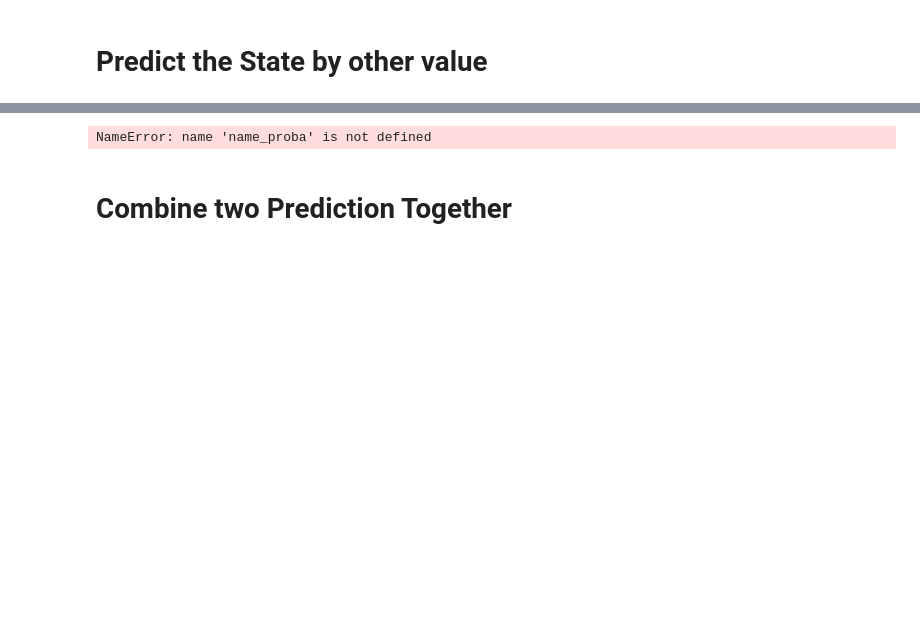
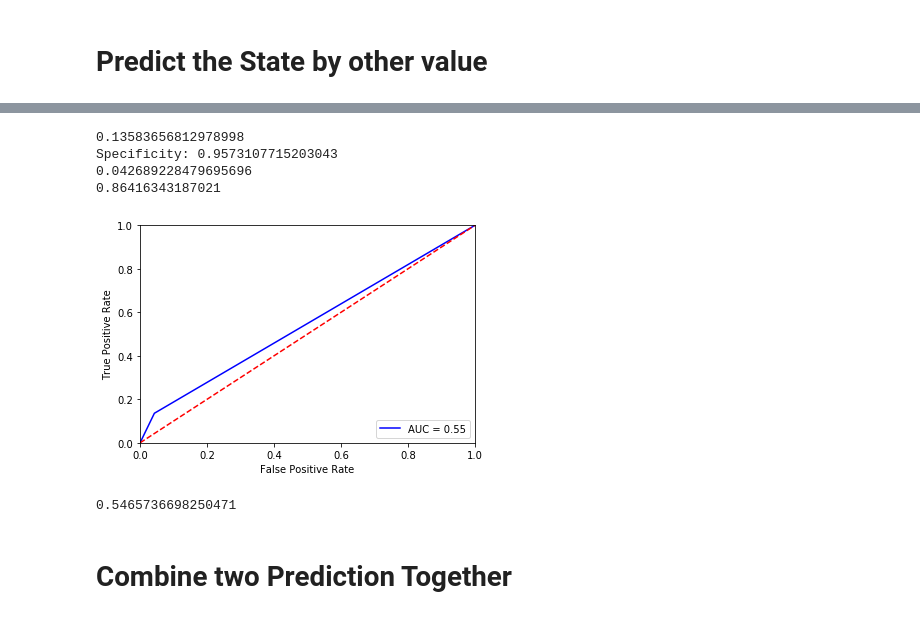
Before and after one commit to ramonidea/370_project, a Jupyter notebook: Machine Learning, RQ.ipynb, the cells around one changed output, grey strips where cells are left out. Cells and saved outputs as stored; diff of their text form; code cells hidden in the pictures; blank space fills up the shorter version.

```diff
--- a/Machine Learning, RQ.ipynb
+++ b/Machine Learning, RQ.ipynb
@@ -230,9 +229,51 @@ grid_search_rf.score(validation_features,validation_outcome)
-# %%
-rf_proba = grid_search_rf.predict_log_proba(validation_features)
-len(name_proba)
-len(rf_proba)
-# %% [output]
-NameError: name 'name_proba' is not defined
+# %%
+#validation_features['preds'] = grid_search_rf.predict(validation_features)
+#validation_features['actual'] = validation_outcome['state']
+
+
+true_df = validation_features.loc[validation_features['actual'] == validation_features['preds']][['actual', 'preds']]
+false_df = validation_features.loc[validation_features['actual'] != validation_features['preds']][['actual', 'preds']]
+
+true_positives = len(true_df[true_df['preds']==1])
+false_negatives = len(false_df[false_df['preds']==0])
+true_negatives = len(true_df[true_df['preds']==0])
+false_positives = len(false_df[false_df['preds']==1])
+
+sensitivity = true_positives / (true_positives + false_negatives)
+specificity = true_negatives / (true_negatives + false_positives)
+type_1_error = 1 - specificity
+type_2_error = 1 - sensitivity
+
+
+print(sensitivity)
+print(f'Specificity: {specificity}')
+print(type_1_error)
+print(type_2_error)
+# %% [output]
+0.13583656812978998
+Specificity: 0.9573107715203043
+0.042689228479695696
+0.86416343187021
+# %%
+from sklearn import metrics
+fpr, tpr, threshold = metrics.roc_curve(y_true=validation_features.actual, y_score=validation_features.preds)
+roc_auc = metrics.auc(fpr, tpr)
+
+# Draw your ROC curve
+plt.plot(fpr, tpr, 'b', label = 'AUC = %0.2f' % roc_auc)
+plt.legend(loc = 'lower right')
+plt.plot([0, 1], [0, 1], 'r--')
+plt.xlim([0, 1])
+plt.ylim([0, 1])
+plt.ylabel('True Positive Rate')
+plt.xlabel('False Positive Rate')
+plt.show()
+# %% [output]
+[figure, added]
+# %%
+metrics.roc_auc_score(y_true=validation_features.actual, y_score=validation_features.preds)
+# %% [output]
+0.5465736698250471
 # %% [markdown]
 # Combine two Prediction Together
 # %%
```
Also changed, not shown: parts of 14 cells of this notebook.
